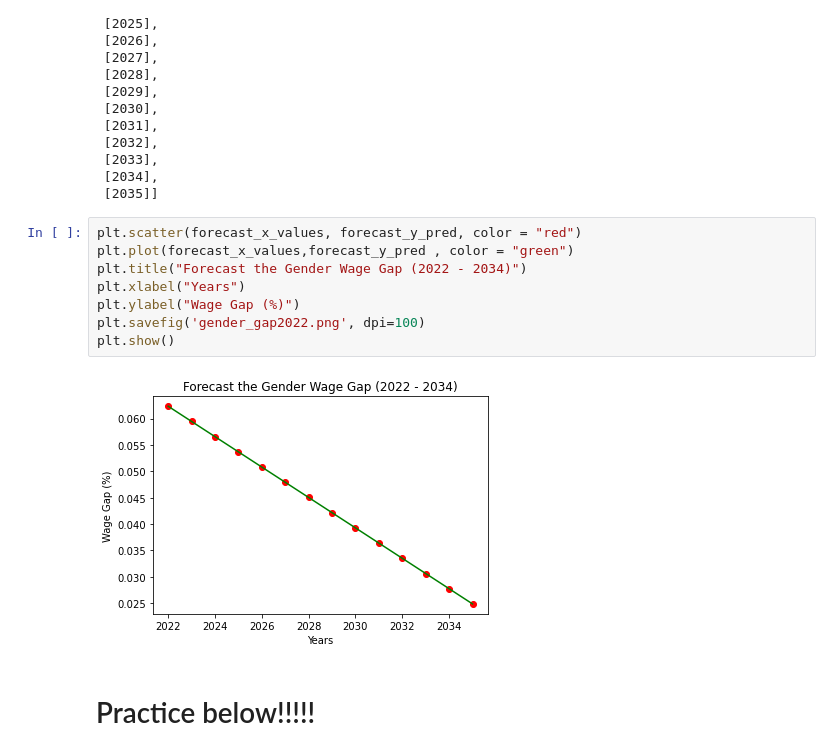
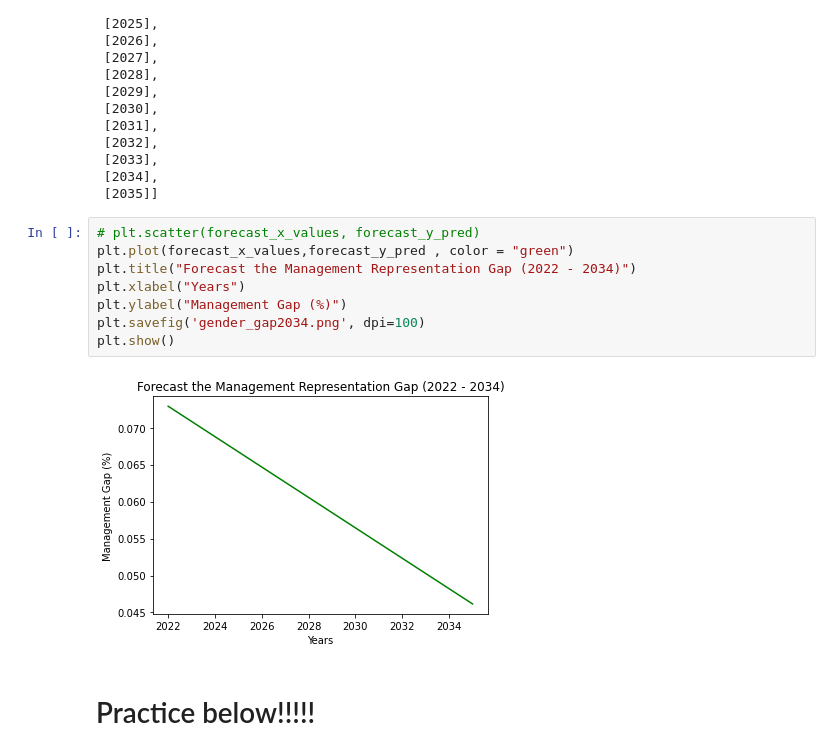
Before and after one commit to miheep8938/female_participation_in_leadership, a Jupyter notebook: ML_Development/Mihee_ML_Dev.ipynb, the cells around one changed output. Cells and saved outputs as stored; diff of their text form.

```diff
--- a/ML_Development/Mihee_ML_Dev.ipynb
+++ b/ML_Development/Mihee_ML_Dev.ipynb
@@ -225,15 +225,15 @@ forecast_x_values
  [2034],
  [2035]]
 # %%
-plt.scatter(forecast_x_values, forecast_y_pred, color = "red")
+# plt.scatter(forecast_x_values, forecast_y_pred)
 plt.plot(forecast_x_values,forecast_y_pred , color = "green")
-plt.title("Forecast the Gender Wage Gap (2022 - 2034)")
+plt.title("Forecast the Management Representation Gap (2022 - 2034)")
 plt.xlabel("Years")
-plt.ylabel("Wage Gap (%)")
-plt.savefig('gender_gap2022.png', dpi=100)
+plt.ylabel("Management Gap (%)")
+plt.savefig('gender_gap2034.png', dpi=100)
 plt.show()
 # %% [output]
-[figure, old version]
+[figure, new version]
 # %% [markdown]
 # Practice below!!!!!
 # %%
```
Also changed, not shown: parts of 9 cells of this notebook, 17 other files.
